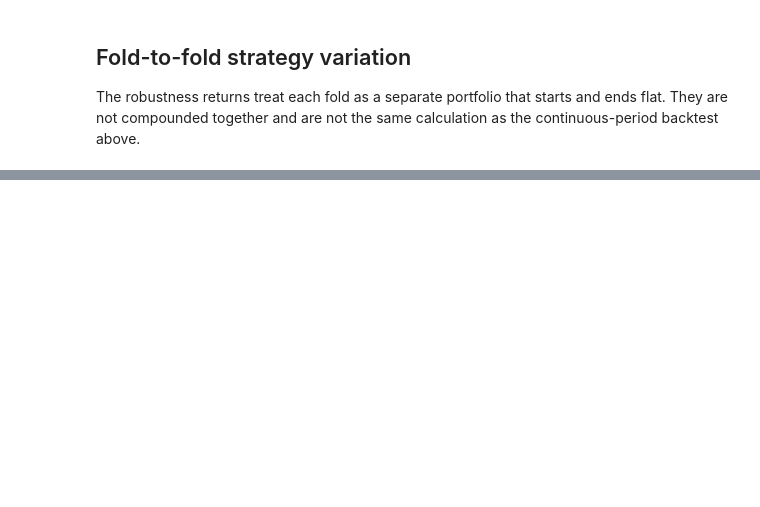
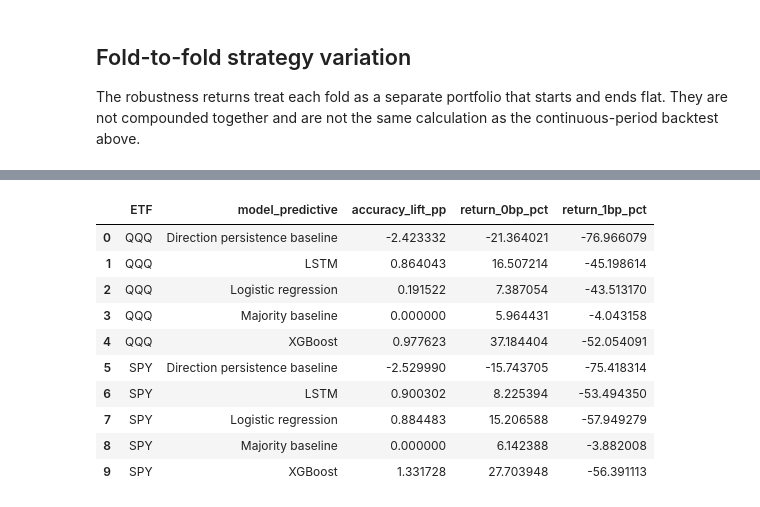
Before and after one commit to Pollyyxx/Intraday-equity-forecasting, a Jupyter notebook: notebooks/08_results_review.ipynb, the cells around one changed output, grey strips where cells are left out. Cells and saved outputs as stored; diff of their text form; code cells hidden in the pictures; blank space fills up the shorter version.

```diff
--- a/notebooks/08_results_review.ipynb
+++ b/notebooks/08_results_review.ipynb
@@ -272,0 +239,50 @@ plt.show()
+# %%
+# Put the zero-cost and 1 bp results side by side for each ETF/model.
+returns_by_cost = comparison.pivot(
+    index=['ETF', 'model_predictive', 'mean_accuracy'],
+    columns='cost_bps_per_side',
+    values='net_cumulative_return',
+).reset_index()
+returns_by_cost = returns_by_cost.rename(columns={
+    0.0: 'net_return_0bp',
+    1.0: 'net_return_1bp',
+})
+
+# Compare each model's average fold accuracy with its ETF's majority baseline.
+majority_accuracy = predictive_summary.loc[
+    predictive_summary['model'].eq('Majority baseline'),
+    ['ETF', 'mean_accuracy'],
+].rename(columns={'mean_accuracy': 'majority_mean_accuracy'})
+signal_to_execution = returns_by_cost.merge(
+    majority_accuracy,
+    on='ETF',
+    how='left',
+    validate='many_to_one',
+)
+signal_to_execution['accuracy_lift_pp'] = (
+    signal_to_execution['mean_accuracy']
+    - signal_to_execution['majority_mean_accuracy']
+) * 100
+signal_to_execution['return_0bp_pct'] = signal_to_execution['net_return_0bp'] * 100
+signal_to_execution['return_1bp_pct'] = signal_to_execution['net_return_1bp'] * 100
+
+# Save this focused comparison so the numbers can be reviewed without rerunning models.
+gap_columns = [
+    'ETF', 'model_predictive', 'accuracy_lift_pp',
+    'return_0bp_pct', 'return_1bp_pct',
+]
+signal_to_execution = signal_to_execution[gap_columns].sort_values(['ETF', 'model_predictive'])
+signal_to_execution.to_csv(RESULTS / 'signal_to_execution_gap.csv', index=False)
+signal_to_execution
+# %% [output]
+|  | ETF | model_predictive | accuracy_lift_pp | return_0bp_pct | return_1bp_pct |
+| 0 | QQQ | Direction persistence baseline | -2.423332 | -21.364021 | -76.966079 |
+| 1 | QQQ | LSTM | 0.864043 | 16.507214 | -45.198614 |
+| 2 | QQQ | Logistic regression | 0.191522 | 7.387054 | -43.513170 |
+| 3 | QQQ | Majority baseline | 0.000000 | 5.964431 | -4.043158 |
+| 4 | QQQ | XGBoost | 0.977623 | 37.184404 | -52.054091 |
+| 5 | SPY | Direction persistence baseline | -2.529990 | -15.743705 | -75.418314 |
+| 6 | SPY | LSTM | 0.900302 | 8.225394 | -53.494350 |
+| 7 | SPY | Logistic regression | 0.884483 | 15.206588 | -57.949279 |
+| 8 | SPY | Majority baseline | 0.000000 | 6.142388 | -3.882008 |
+| 9 | SPY | XGBoost | 1.331728 | 27.703948 | -56.391113 |
```
Also changed, not shown: parts of 5 cells of this notebook, 4 other files.
